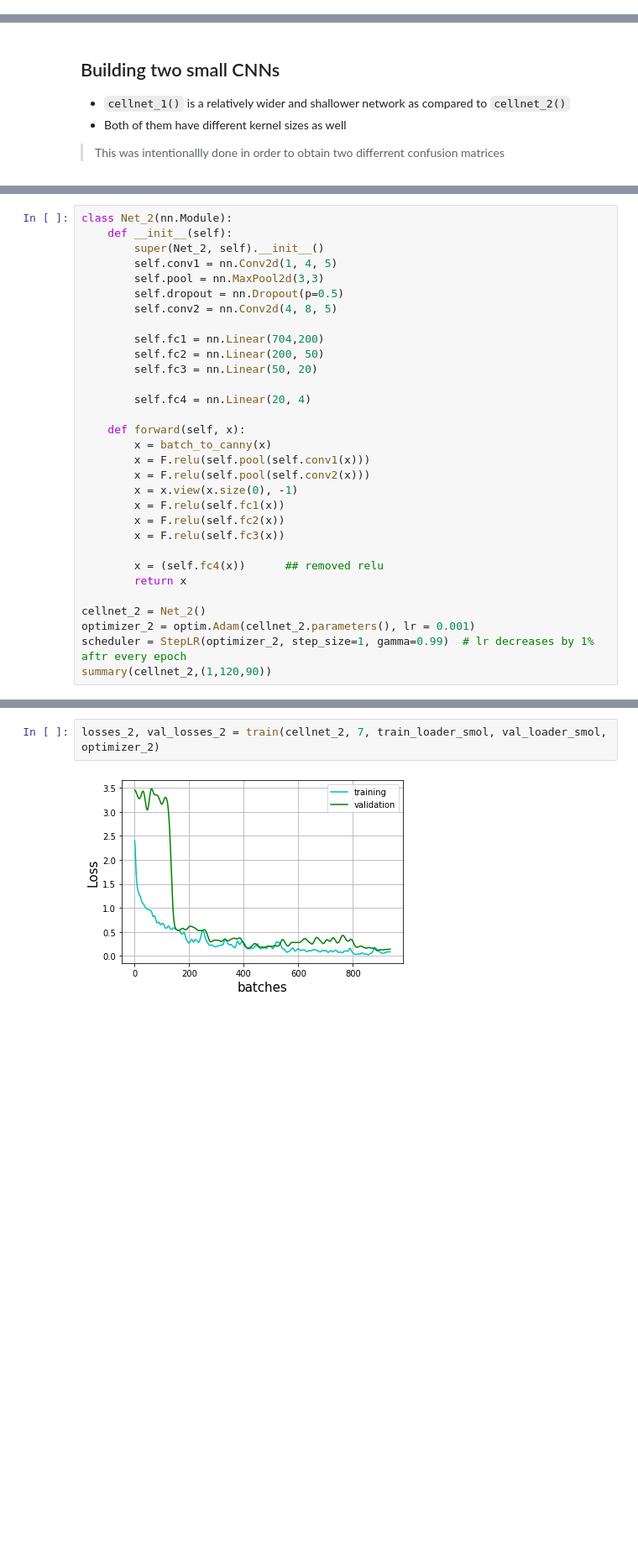
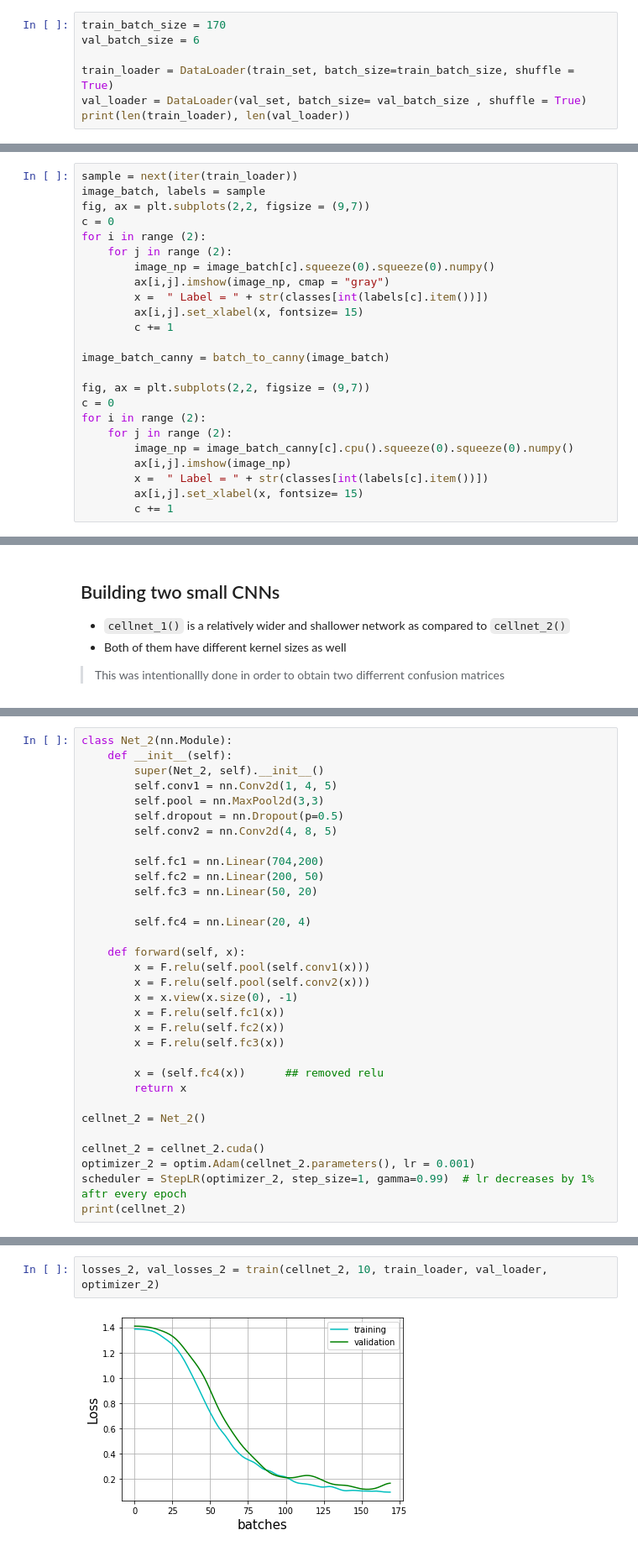
Before and after one commit to Mayukhdeb/adventures-with-augmentation, a Jupyter notebook: parallel_CNNs.ipynb, the cells around one changed output, grey strips where cells are left out. Shown at 84% size. Cells and saved outputs as stored; diff of their text form; blank space fills up the shorter version.

Commit message:
move from numpy to torchvision.transforms()

```diff
--- a/parallel_CNNs.ipynb
+++ b/parallel_CNNs.ipynb
@@ -101,0 +129,7 @@ view_samples_from_training_data(arr_smol, 1488, canny = True)
+# %%
+train_batch_size = 170
+val_batch_size = 6
+
+train_loader = DataLoader(train_set, batch_size=train_batch_size, shuffle = True)
+val_loader = DataLoader(val_set, batch_size= val_batch_size , shuffle = True)
+print(len(train_loader), len(val_loader))
@@ -101,0 +167,24 @@ view_samples_from_training_data(arr_smol, 1488, canny = True)
+# %%
+sample = next(iter(train_loader))
+image_batch, labels = sample
+fig, ax = plt.subplots(2,2, figsize = (9,7))
+c = 0
+for i in range (2):
+    for j in range (2):
+        image_np = image_batch[c].squeeze(0).squeeze(0).numpy()
+        ax[i,j].imshow(image_np, cmap = "gray")
+        x =  " Label = " + str(classes[int(labels[c].item())])
+        ax[i,j].set_xlabel(x, fontsize= 15)
+        c += 1
+
+image_batch_canny = batch_to_canny(image_batch)
+
+fig, ax = plt.subplots(2,2, figsize = (9,7))
+c = 0
+for i in range (2):
+    for j in range (2):
+        image_np = image_batch_canny[c].cpu().squeeze(0).squeeze(0).numpy()
+        ax[i,j].imshow(image_np)
+        x =  " Label = " + str(classes[int(labels[c].item())])
+        ax[i,j].set_xlabel(x, fontsize= 15)
+        c += 1
@@ -394,7 +429,6 @@ class Net_2(nn.Module):
         self.fc4 = nn.Linear(20, 4)
 
     def forward(self, x):
-        x = batch_to_canny(x)
         x = F.relu(self.pool(self.conv1(x)))
         x = F.relu(self.pool(self.conv2(x)))
         x = x.view(x.size(0), -1)
@@ -406,7 +440,9 @@ class Net_2(nn.Module):
         return x
 
 cellnet_2 = Net_2()
+
+cellnet_2 = cellnet_2.cuda()
 optimizer_2 = optim.Adam(cellnet_2.parameters(), lr = 0.001)
 scheduler = StepLR(optimizer_2, step_size=1, gamma=0.99)  # lr decreases by 1% aftr every epoch
-summary(cellnet_2,(1,120,90))
+print(cellnet_2)
 # %% [output]
@@ -438,4 +470,4 @@ Time elapsed =  48.548912334999955  seconds
 # %%
-losses_2, val_losses_2 = train(cellnet_2, 7, train_loader_smol, val_loader_smol, optimizer_2)
+losses_2, val_losses_2 = train(cellnet_2, 10, train_loader, val_loader, optimizer_2)
 # %% [output]
-[figure, old version]
+[figure, new version]
```
Also changed, not shown: parts of 37 cells of this notebook.
